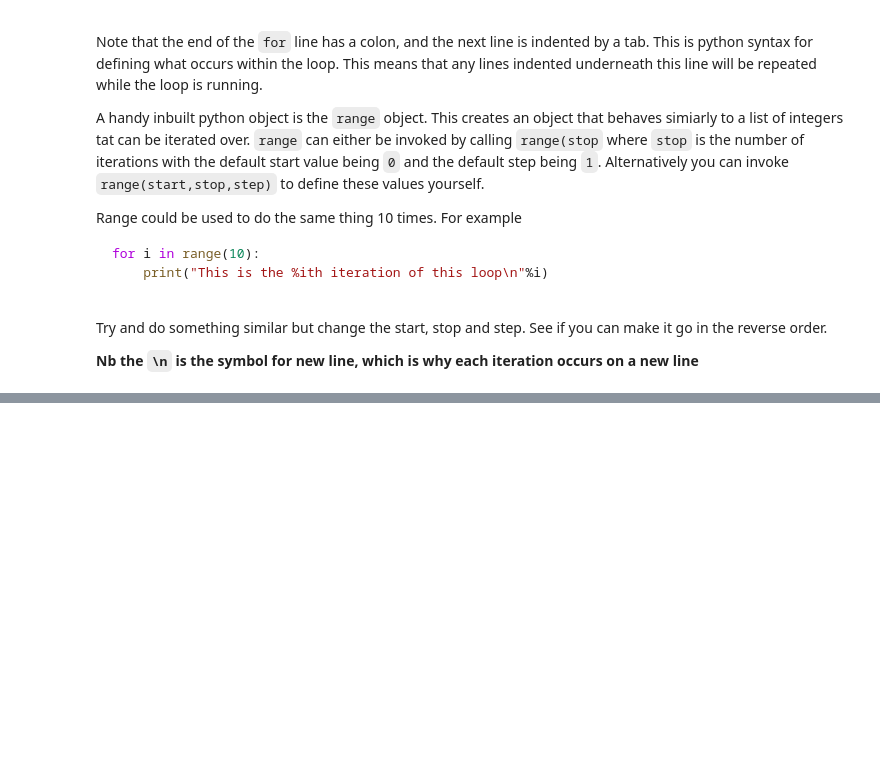
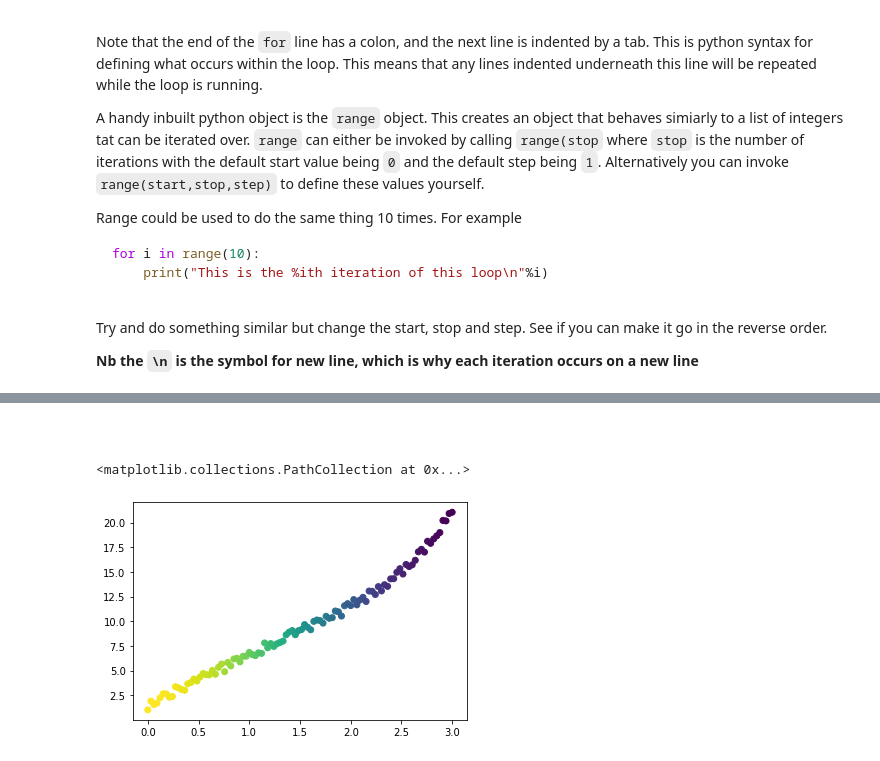
Before and after one commit to yohanderose/PythonWorkshop, a Jupyter notebook: workshop1-notes.ipynb, the cells around one changed output, grey strips where cells are left out. Cells and saved outputs as stored; diff of their text form; code cells hidden in the pictures; blank space fills up the shorter version.

Commit message:
adding pandas/numpy examples

```diff
--- a/workshop1-notes.ipynb
+++ b/workshop1-notes.ipynb
@@ -225,0 +321,17 @@ while x < 0:
+# %% [markdown]
+###
+# %%
+import numpy as np
+import matplotlib.pyplot as plt
+data = np.zeros((100,4))
+data[:,0] = np.linspace(0,3,100)
+data[:,1] = np.exp(data[:,0]) + np.random.random(100) + 4*np.sin(data[:,0])
+data[:,2] = np.cos(data[:,0])
+data[:,3] = np.random.random(100)#cos(data[:,0])
+
+np.savetxt('plotting-exercise.csv',data,header='col1,col2,col3,col4',comments='',delimiter=',')
+# data = np.random.random((100,3))
+plt.scatter(data[:,0],data[:,1],c=data[:,2])
+# %% [output]
+<matplotlib.collections.PathCollection at 0x...>
+[figure, added]
```
Also changed, not shown: parts of 9 cells of this notebook, 1 other file.
